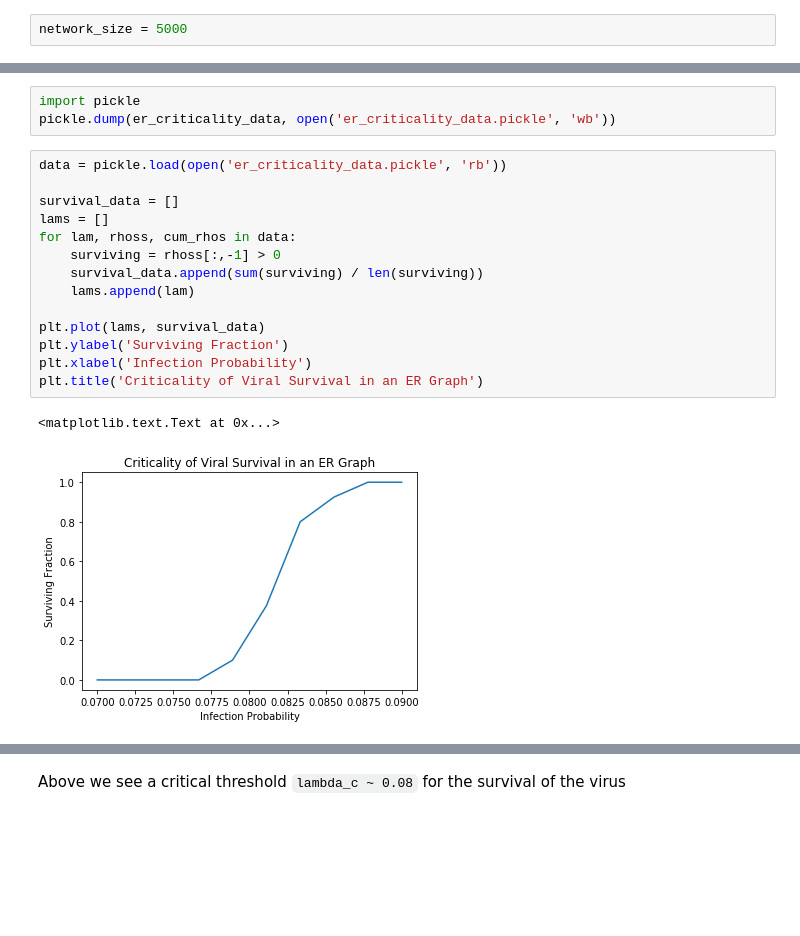
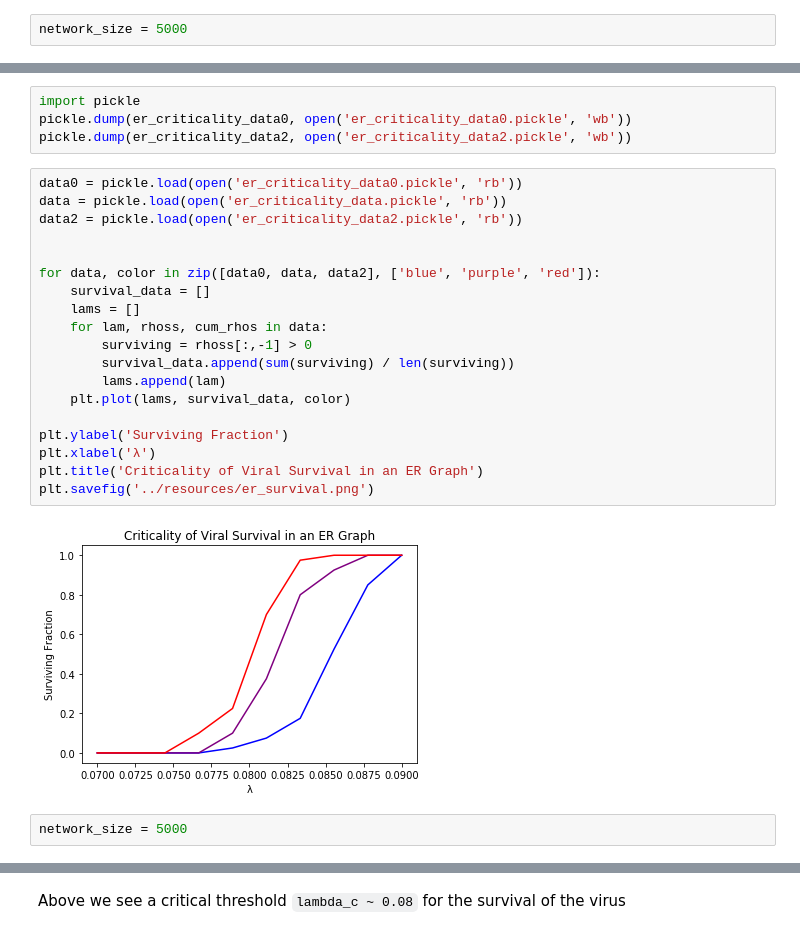
Before and after one commit to DuncanDHall/EpidemicSpreading, a Jupyter notebook: code/play.ipynb, the cells around one changed output, grey strips where cells are left out. Cells and saved outputs as stored; diff of their text form; blank space fills up the shorter version.

```diff
--- a/code/play.ipynb
+++ b/code/play.ipynb
@@ -61,20 +69,27 @@ done
 # %%
 import pickle
-pickle.dump(er_criticality_data, open('er_criticality_data.pickle', 'wb'))
+pickle.dump(er_criticality_data0, open('er_criticality_data0.pickle', 'wb'))
+pickle.dump(er_criticality_data2, open('er_criticality_data2.pickle', 'wb'))
 # %%
+data0 = pickle.load(open('er_criticality_data0.pickle', 'rb'))
 data = pickle.load(open('er_criticality_data.pickle', 'rb'))
+data2 = pickle.load(open('er_criticality_data2.pickle', 'rb'))
 
-survival_data = []
-lams = []
-for lam, rhoss, cum_rhos in data:
-    surviving = rhoss[:,-1] > 0
-    survival_data.append(sum(surviving) / len(surviving))
-    lams.append(lam)
 
-plt.plot(lams, survival_data)
+for data, color in zip([data0, data, data2], ['blue', 'purple', 'red']):
+    survival_data = []
+    lams = []
+    for lam, rhoss, cum_rhos in data:
+        surviving = rhoss[:,-1] > 0
+        survival_data.append(sum(surviving) / len(surviving))
+        lams.append(lam)
+    plt.plot(lams, survival_data, color)
+
 plt.ylabel('Surviving Fraction')
-plt.xlabel('Infection Probability')
+plt.xlabel('λ')
 plt.title('Criticality of Viral Survival in an ER Graph')
+plt.savefig('../resources/er_survival.png')
 # %% [output]
-<matplotlib.text.Text at 0x...>
-[figure, old version]
+[figure, new version]
+# %%
+network_size = 5000
```
Also changed, not shown: parts of 24 cells of this notebook, 12 other files.
